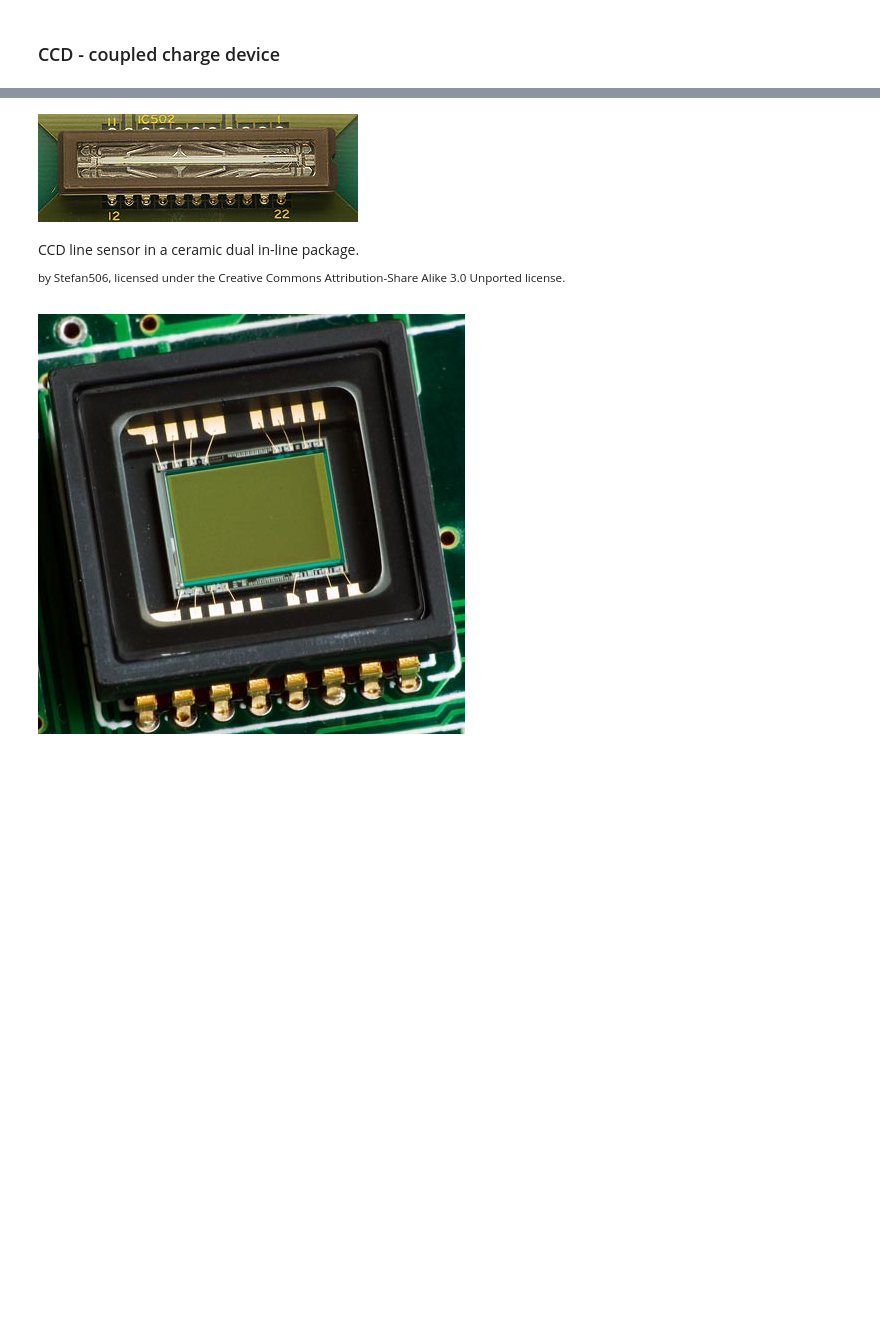
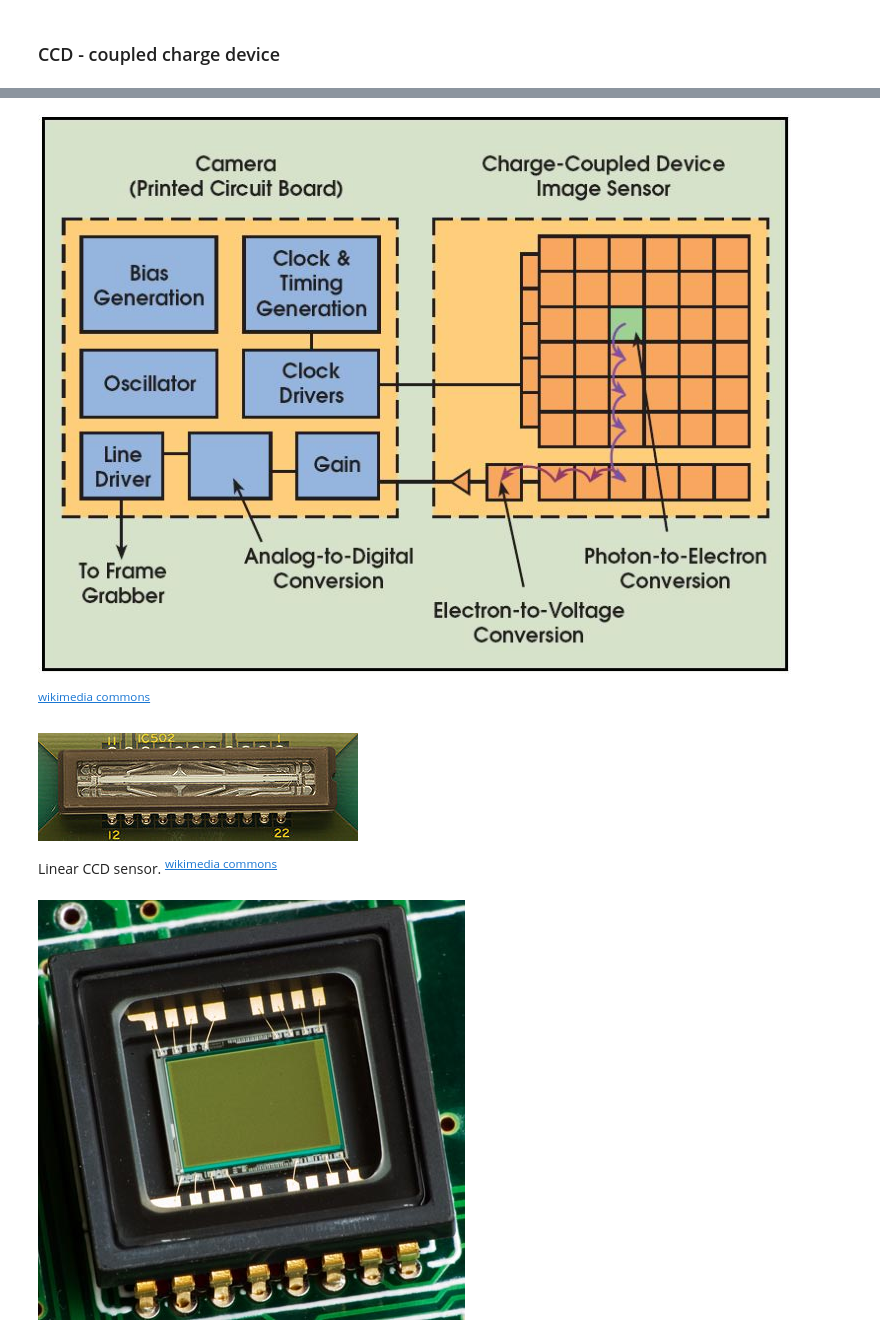
Before and after one commit to odebeir/info-h-500-501, a Jupyter notebook: 01-Introduction/02-Digital image.ipynb, the cells around one changed output, grey strips where cells are left out. Saved outputs shown, nothing was run; the diff lists cells and outputs as text; code cells hidden in the pictures; blank space fills up the shorter version.

```diff
--- a/01-Introduction/02-Digital image.ipynb
+++ b/01-Introduction/02-Digital image.ipynb
@@ -34,11 +60,16 @@ from helpers import show_hide
+# %%
+Image('https://upload.wikimedia.org/wikipedia/commons/9/98/Ccd_schematic.JPG')
+# %% [output]
+[figure, added]
+# %% [markdown]
+<sup>[wikimedia commons](https://commons.wikimedia.org/wiki/File%3ACcd_schematic.JPG)<sup>
 # %%
 Image('https://upload.wikimedia.org/wikipedia/commons/thumb/3/30/CCD_line_sensor.JPG/320px-CCD_line_sensor.JPG')
 # %% [output]
 [figure]
-# %% [markdown]
-CCD line sensor in a ceramic dual in-line package.
-
-<sup>by Stefan506, licensed under the Creative Commons Attribution-Share Alike 3.0 Unported license.<sup>
+# %% [markdown]
+Linear CCD sensor.
+<sup>[wikimedia commons](https://commons.wikimedia.org/wiki/File:CCD_line_sensor.JPG)<sup>
 # %%
 Image('https://upload.wikimedia.org/wikipedia/commons/1/17/CCD_in_camera.jpg')
 # %% [output]
```
Also changed, not shown: parts of 22 cells of this notebook, 1 other file.
